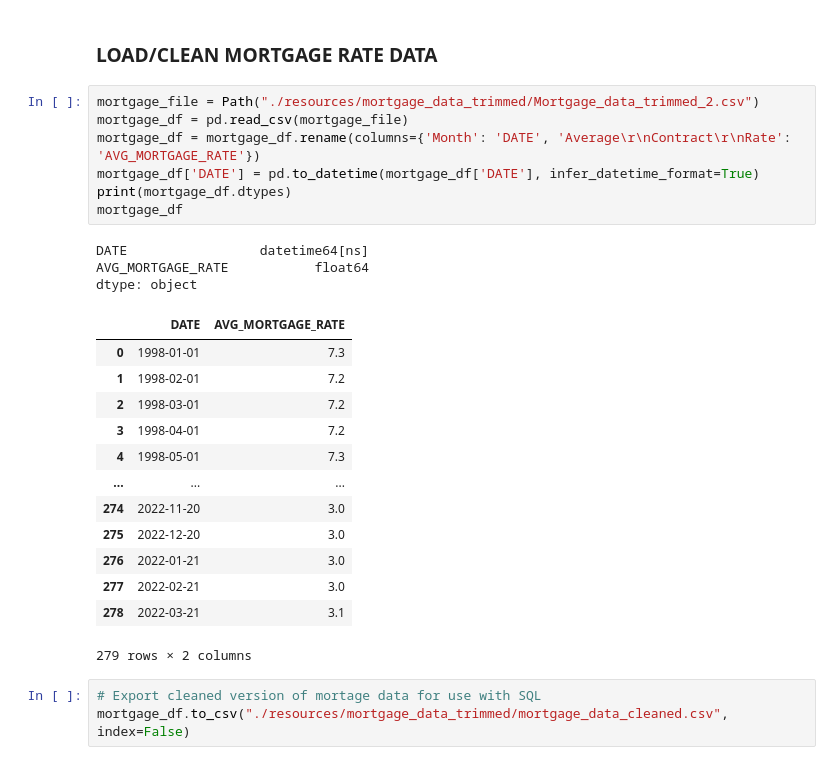
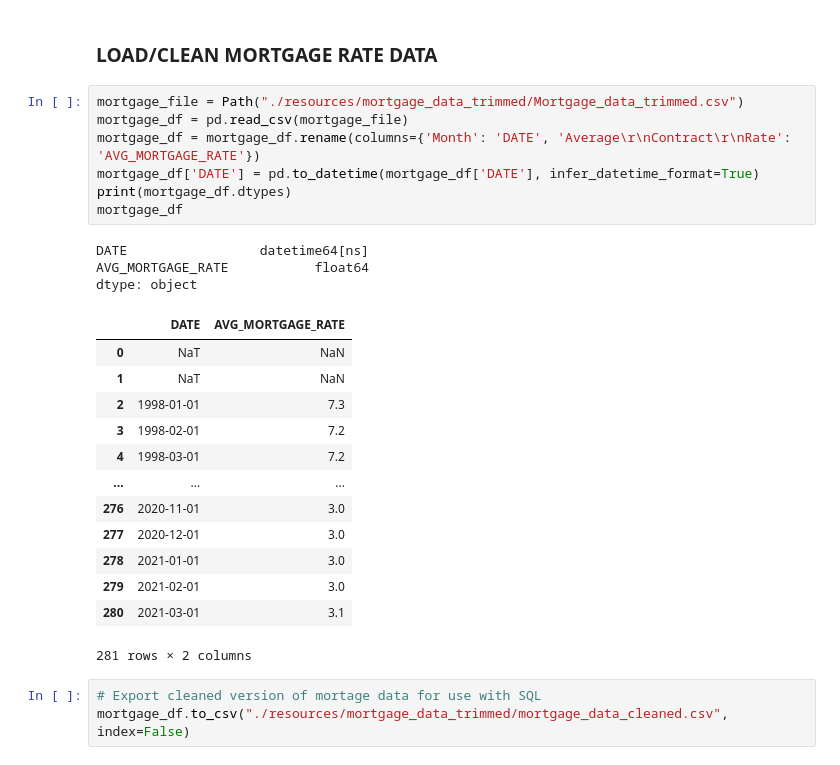
Before and after one commit to pbthompson92/Final_Project_Outliers, a Jupyter notebook: preprocessing_4a_adding_additional_datasets_by_zipcodes.ipynb, the cells around one changed output. Saved outputs shown, nothing was run; the diff lists cells and outputs as text.

```diff
--- a/preprocessing_4a_adding_additional_datasets_by_zipcodes.ipynb
+++ b/preprocessing_4a_adding_additional_datasets_by_zipcodes.ipynb
@@ -223,29 +223,29 @@ time_transposed
 # %% [markdown]
 ### LOAD/CLEAN MORTGAGE RATE DATA
 # %%
-mortgage_file = Path("./resources/mortgage_data_trimmed/Mortgage_data_trimmed_2.csv")
+mortgage_file = Path("./resources/mortgage_data_trimmed/Mortgage_data_trimmed.csv")
 mortgage_df = pd.read_csv(mortgage_file)
 mortgage_df = mortgage_df.rename(columns={'Month': 'DATE', 'Average\r\nContract\r\nRate': 'AVG_MORTGAGE_RATE'})
 mortgage_df['DATE'] = pd.to_datetime(mortgage_df['DATE'], infer_datetime_format=True)
 print(mortgage_df.dtypes)
 mortgage_df
 # %% [output]
 DATE                 datetime64[ns]
 AVG_MORTGAGE_RATE           float64
 dtype: object
 |  | DATE | AVG_MORTGAGE_RATE |
-| 0 | 1998-01-01 | 7.3 |
-| 1 | 1998-02-01 | 7.2 |
-| 2 | 1998-03-01 | 7.2 |
-| 3 | 1998-04-01 | 7.2 |
-| 4 | 1998-05-01 | 7.3 |
+| 0 | NaT | NaN |
+| 1 | NaT | NaN |
+| 2 | 1998-01-01 | 7.3 |
+| 3 | 1998-02-01 | 7.2 |
+| 4 | 1998-03-01 | 7.2 |
 | ... | ... | ... |
-| 274 | 2022-11-20 | 3.0 |
-| 275 | 2022-12-20 | 3.0 |
-| 276 | 2022-01-21 | 3.0 |
-| 277 | 2022-02-21 | 3.0 |
-| 278 | 2022-03-21 | 3.1 |
+| 276 | 2020-11-01 | 3.0 |
+| 277 | 2020-12-01 | 3.0 |
+| 278 | 2021-01-01 | 3.0 |
+| 279 | 2021-02-01 | 3.0 |
+| 280 | 2021-03-01 | 3.1 |
-279 rows × 2 columns
+281 rows × 2 columns
 # %%
 # Export cleaned version of mortage data for use with SQL
 mortgage_df.to_csv("./resources/mortgage_data_trimmed/mortgage_data_cleaned.csv", index=False)
```
Also changed, not shown: parts of 3 cells of this notebook, 4 other files.
